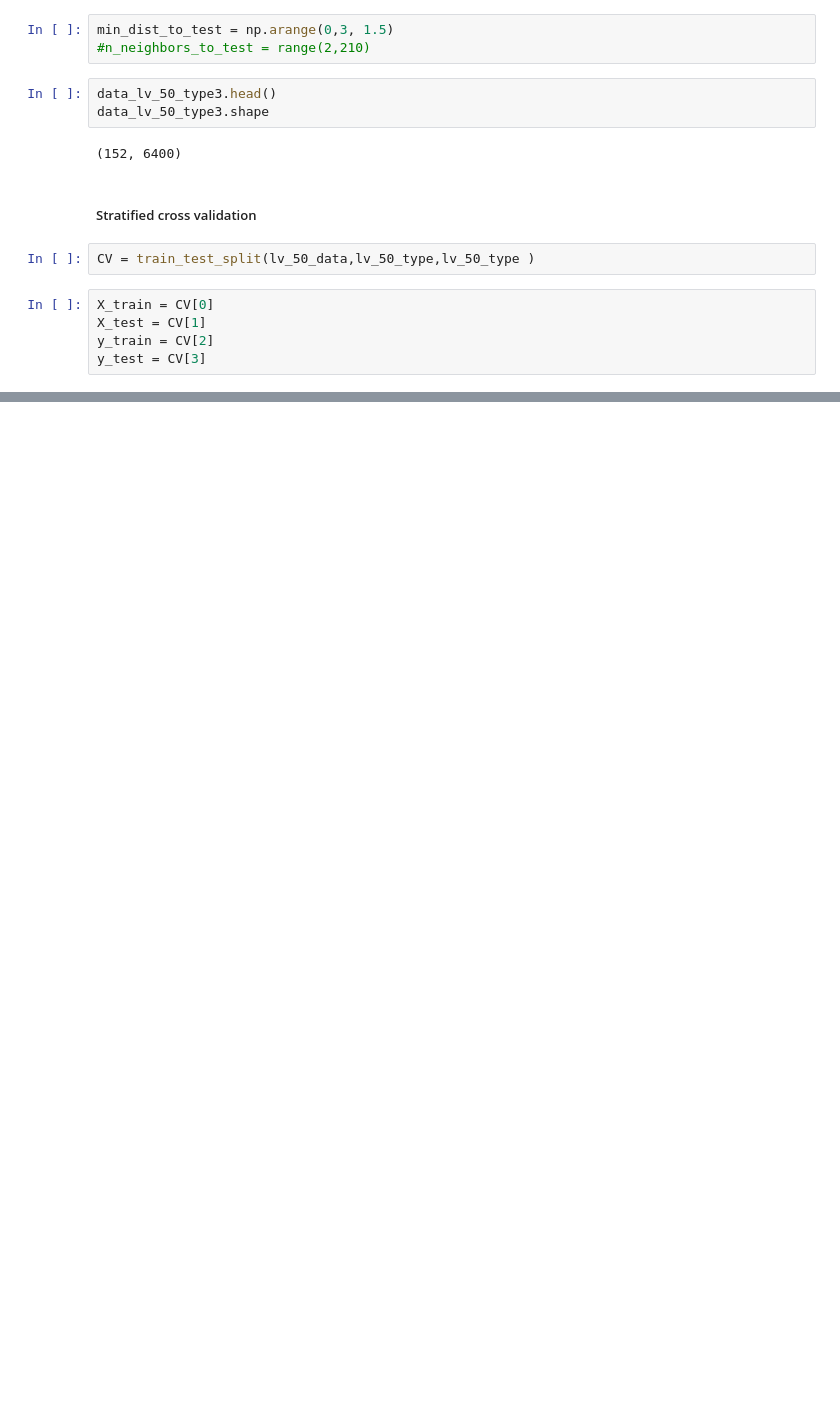
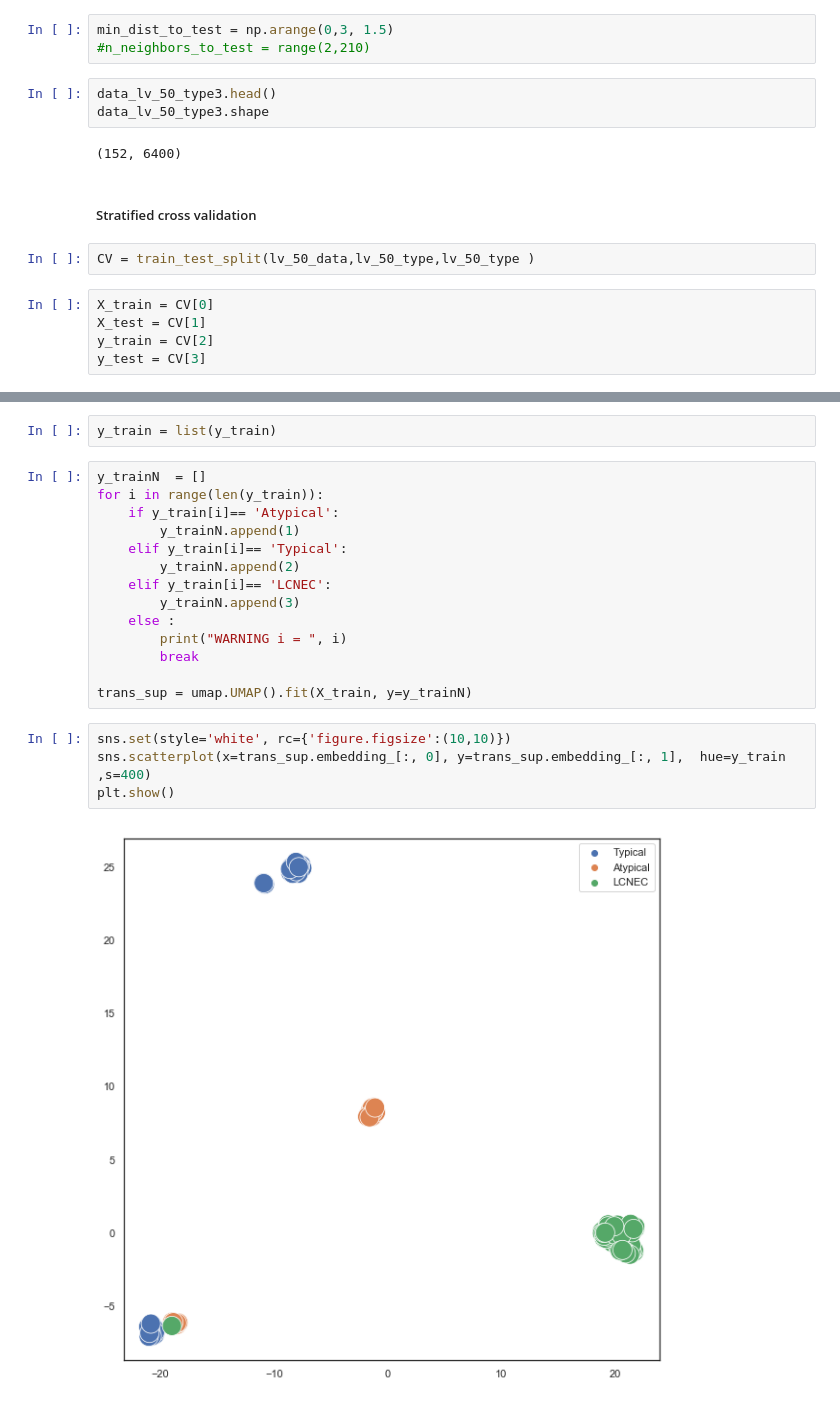
Before and after one commit to emathian/pulmonary_carcinoid, a Jupyter notebook: pulmonary_carcinoids/pulmonary_carcinoids_CODE/comparaison_maps/umap_learn.ipynb, the cells around one changed output, grey strips where cells are left out. Cells and saved outputs as stored; diff of their text form; blank space fills up the shorter version.

```diff
--- a/pulmonary_carcinoids/pulmonary_carcinoids_CODE/comparaison_maps/umap_learn.ipynb
+++ b/pulmonary_carcinoids/pulmonary_carcinoids_CODE/comparaison_maps/umap_learn.ipynb
@@ -236,0 +375,22 @@ svc.score(trans.transform(X_test), y_test), knn.score(trans.transform(X_test), y
+# %%
+y_train = list(y_train)
+# %%
+y_trainN  = []
+for i in range(len(y_train)):
+    if y_train[i]== 'Atypical':
+        y_trainN.append(1)
+    elif y_train[i]== 'Typical':
+        y_trainN.append(2)
+    elif y_train[i]== 'LCNEC':
+        y_trainN.append(3)
+    else :
+        print("WARNING i = ", i)
+        break
+
+trans_sup = umap.UMAP().fit(X_train, y=y_trainN)
+# %%
+sns.set(style='white', rc={'figure.figsize':(10,10)})
+sns.scatterplot(x=trans_sup.embedding_[:, 0], y=trans_sup.embedding_[:, 1],  hue=y_train ,s=400)
+plt.show()
+# %% [output]
+[figure, added]
```
Also changed, not shown: parts of 87 cells of this notebook.
